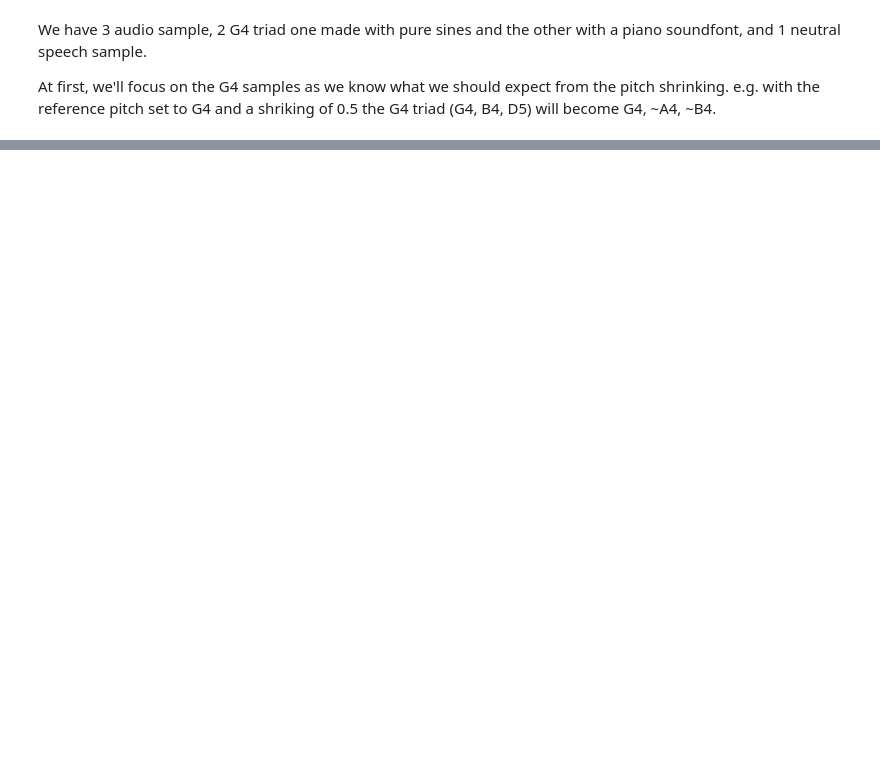
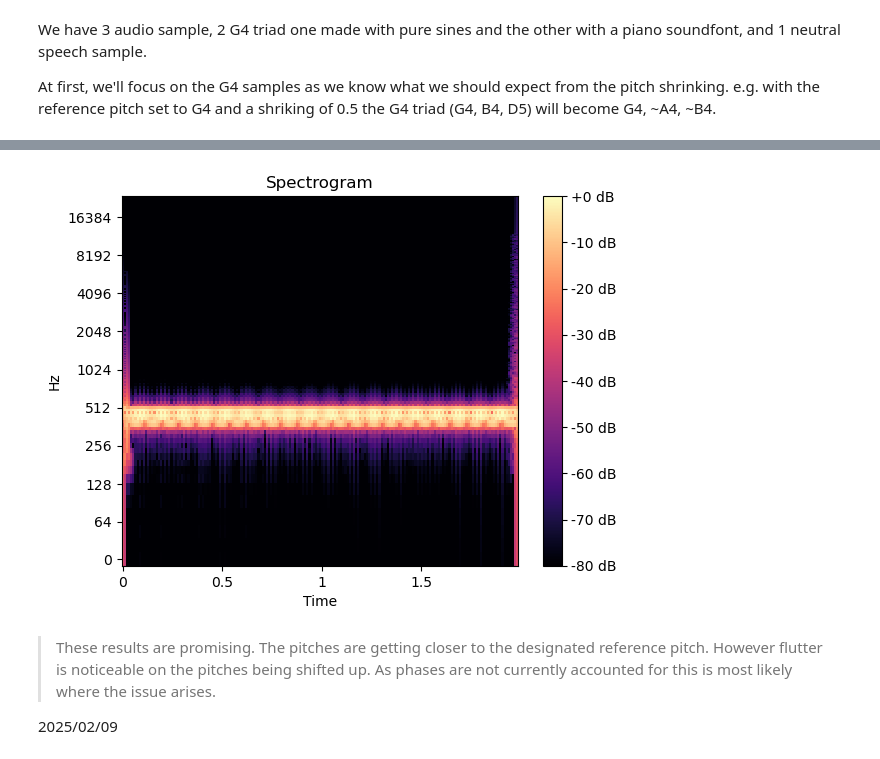
Before and after one commit to hekar-lab/E001-Pitch_shrink, a Jupyter notebook: lab.ipynb, the cells around one changed output, grey strips where cells are left out. Cells and saved outputs as stored; diff of their text form; code cells hidden in the pictures; blank space fills up the shorter version.

```diff
--- a/lab.ipynb
+++ b/lab.ipynb
@@ -29,0 +51,43 @@ IPython.display.Audio(SPEECH[0], rate=SPEECH[2//2])
+# %%
+shrinkage = 0.5
+ref_freq = 392.0 #G4
+ref_freq_id =  ref_freq / ((sr / 2) / (n_anls_freqs - 1))
+anls_freqs = np.arange(n_anls_freqs)
+n_synth_freqs = n_anls_freqs
+
+og_idxs = (np.arange(n_synth_freqs).astype(float) - ref_freq_id) / shrinkage + ref_freq_id
+og_idxs[0] = 0
+
+n_below_min_freq = len(og_idxs[og_idxs < 0])
+n_above_max_freq = len(og_idxs[og_idxs > (n_anls_freqs - 1)])
+og_idxs = og_idxs[~((og_idxs < 0) | (og_idxs > (n_anls_freqs - 1)))]
+
+synth_freqs = np.arange(len(og_idxs))
+
+aligned_phase_diff = np.pi * 2 * hop_len / win_len
+
+mags = np.abs(anls_stft)
+phases = np.angle(anls_stft)
+
+phase_diffs = phases - np.concatenate((np.zeros((n_anls_freqs, 1)), phases[:, :-1]), axis=1)
+phase_diffs -= (anls_freqs * aligned_phase_diff)[:, None]
+phase_diffs = np.mod(phase_diffs + np.pi, np.pi * 2) - np.pi
+
+shifted_mags = interpolate_freq(og_idxs, mags)
+shifted_phase_diffs = interpolate_freq(og_idxs, phase_diffs)
+
+shifted_phase_diffs += (synth_freqs * aligned_phase_diff)[:, None]
+
+shifted_phases = np.cumsum(shifted_phase_diffs, axis=1)
+
+synth_stft = shifted_mags * np.exp(shifted_phases * 1j)
+# padding the missing frequencies
+synth_stft = np.concatenate(
+  (np.zeros((n_below_min_freq, n_anls_frames)), synth_stft, np.zeros((n_above_max_freq, n_anls_frames))),
+  axis=0)
+
+new_waveform = librosa.istft(synth_stft, hop_length=hop_len, win_length=win_len, n_fft=n_fft)
+# %%
+idisplay.display(idisplay.Audio(new_waveform, rate=sr))
+spectrogram(new_waveform)
+# %% [output]
@@ -29,0 +95,5 @@ IPython.display.Audio(SPEECH[0], rate=SPEECH[2//2])
+[figure, added]
+# %% [markdown]
+> These results are promising. The pitches are getting closer to the designated reference pitch. However flutter is noticeable on the pitches being shifted up. As phases are not currently accounted for this is most likely where the issue arises.
+
+2025/02/09
```
Also changed, not shown: parts of 12 cells of this notebook, 1 other file.
